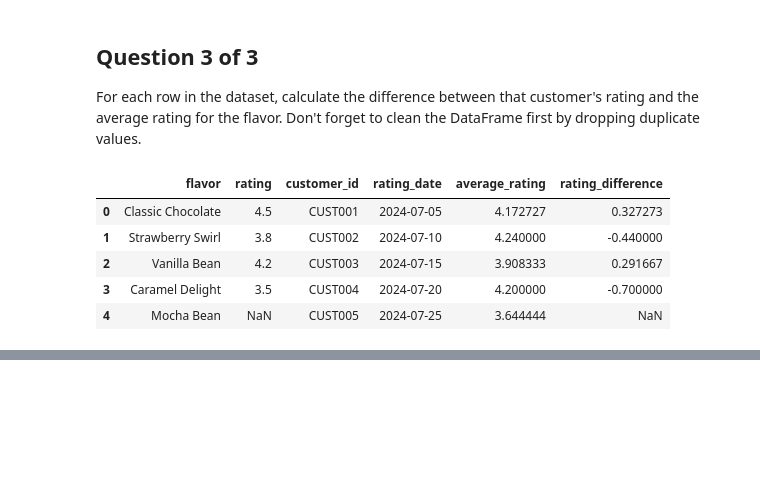
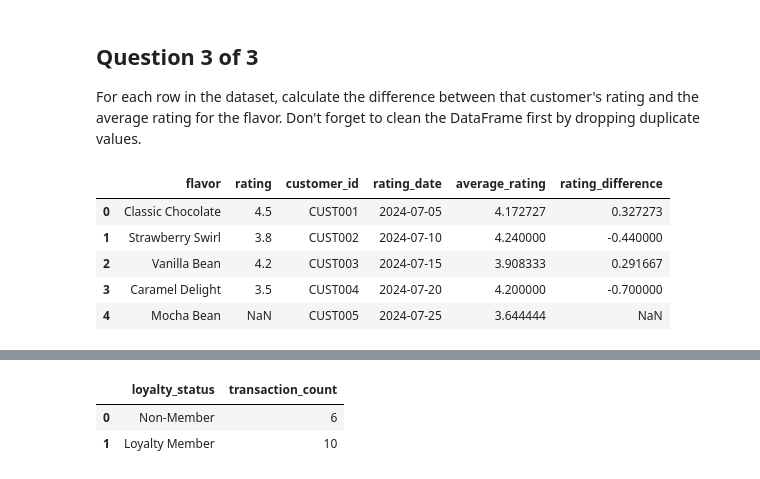
Before and after one commit to Haris-09/Python-Summer-Party-Challenge, a Jupyter notebook: Python_Summer_Party.ipynb, the cells around one changed output, grey strips where cells are left out. Cells and saved outputs as stored; diff of their text form; code cells hidden in the pictures; blank space fills up the shorter version.

```diff
--- a/Python_Summer_Party.ipynb
+++ b/Python_Summer_Party.ipynb
@@ -1903,0 +2007,19 @@ display(milkshake_ratings_cleaned.head())
+# %%
+# Filter transactions for July 2024
+july_transactions = fct_transactions[(fct_transactions['transaction_date'].dt.month == 7) & (fct_transactions['transaction_date'].dt.year == 2024)].copy()
+
+# Merge with customer data to get loyalty status
+merged_transactions = pd.merge(july_transactions, dim_customers, on='customer_id')
+
+# Group by loyalty status and count transactions
+transaction_counts = merged_transactions.groupby('is_loyalty_member')['transaction_id'].count().reset_index()
+
+# Map loyalty status to descriptive labels
+transaction_counts['is_loyalty_member'] = transaction_counts['is_loyalty_member'].map({1: 'Loyalty Member', 0: 'Non-Member'})
+transaction_counts.columns = ['loyalty_status', 'transaction_count']
+
+display(transaction_counts)
+# %% [output]
+|  | loyalty_status | transaction_count |
+| 0 | Non-Member | 6 |
+| 1 | Loyalty Member | 10 |
```
Also changed, not shown: parts of 11 cells of this notebook.
